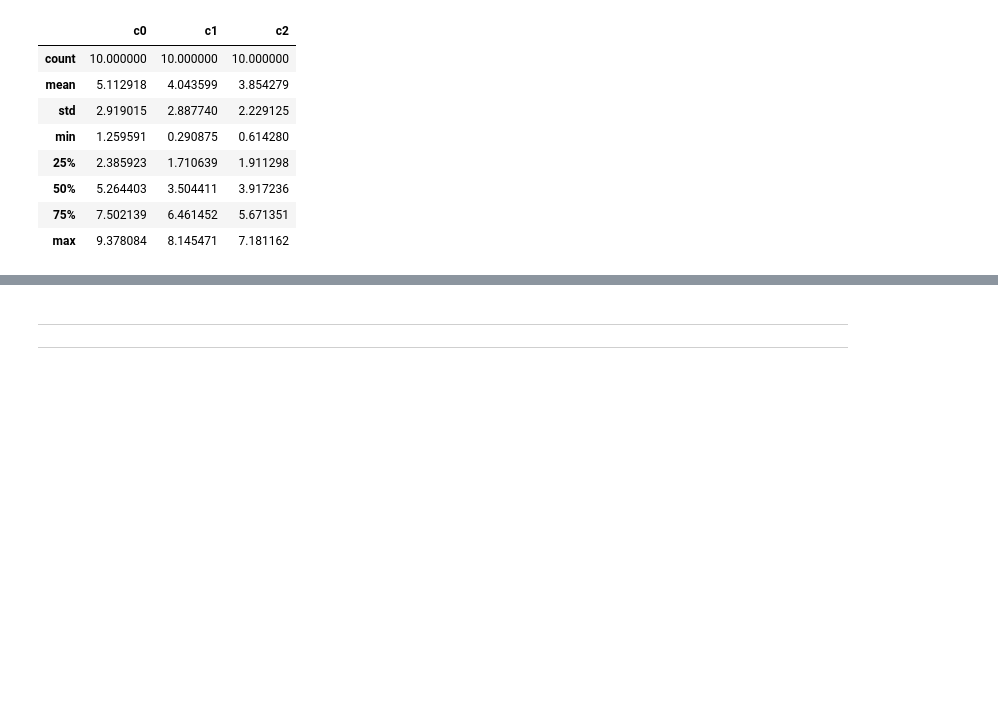
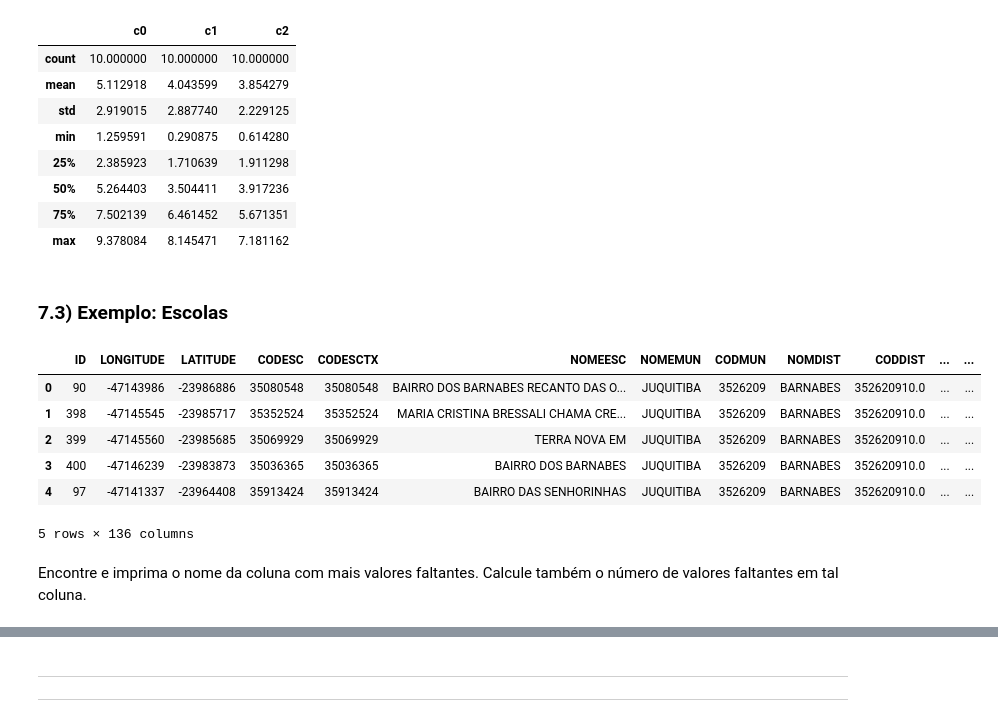
Before and after one commit to danielmf2/MBA-USP, a Jupyter notebook: Resumo - PCD.ipynb, the cells around one changed output, grey strips where cells are left out. Drawn from its saved outputs; the diff is of its cells as text; code cells hidden in the pictures; blank space fills up the shorter version.

```diff
--- a/Resumo - PCD.ipynb
+++ b/Resumo - PCD.ipynb
@@ -4931,3 +5113,18 @@ df.describe() # o resultado é um DataFrame onde as linhas correspondem
 | 50% | 5.264403 | 3.504411 | 3.917236 |
 | 75% | 7.502139 | 6.461452 | 5.671351 |
 | max | 9.378084 | 8.145471 | 7.181162 |
+# %% [markdown]
+### 7.3) Exemplo: Escolas
+# %%
+escolas = pd.read_csv('D:/Dropbox/OneDrive/06 - MBA USP/01 - Introdução Python/04 Base/ESC2013_RMSP_CEM.csv')
+escolas.head()
+# %% [output]
+|  | ID | LONGITUDE | LATITUDE | CODESC | CODESCTX | NOMEESC | NOMEMUN | CODMUN | NOMDIST | CODDIST | ... | ... |
+| 0 | 90 | -47143986 | -23986886 | 35080548 | 35080548 | BAIRRO DOS BARNABES RECANTO DAS O... | JUQUITIBA | 3526209 | BARNABES | 352620910.0 | ... | ... |
+| 1 | 398 | -47145545 | -23985717 | 35352524 | 35352524 | MARIA CRISTINA BRESSALI CHAMA CRE... | JUQUITIBA | 3526209 | BARNABES | 352620910.0 | ... | ... |
+| 2 | 399 | -47145560 | -23985685 | 35069929 | 35069929 | TERRA NOVA EM | JUQUITIBA | 3526209 | BARNABES | 352620910.0 | ... | ... |
+| 3 | 400 | -47146239 | -23983873 | 35036365 | 35036365 | BAIRRO DOS BARNABES | JUQUITIBA | 3526209 | BARNABES | 352620910.0 | ... | ... |
+| 4 | 97 | -47141337 | -23964408 | 35913424 | 35913424 | BAIRRO DAS SENHORINHAS | JUQUITIBA | 3526209 | BARNABES | 352620910.0 | ... | ... |
+5 rows × 136 columns
+# %% [markdown]
+Encontre e imprima o nome da coluna com mais valores faltantes. Calcule também o número de valores faltantes em tal coluna.
```
Also changed, not shown: parts of 108 cells of this notebook.
